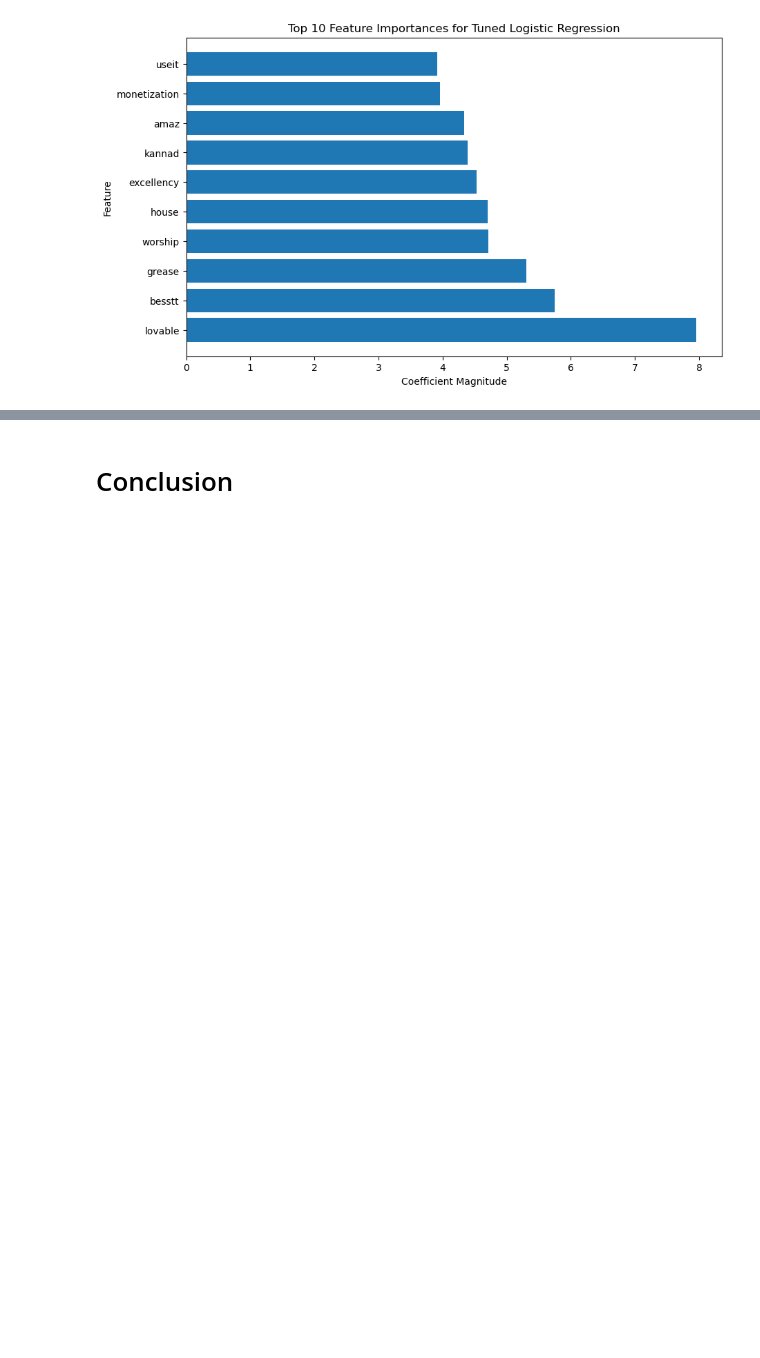
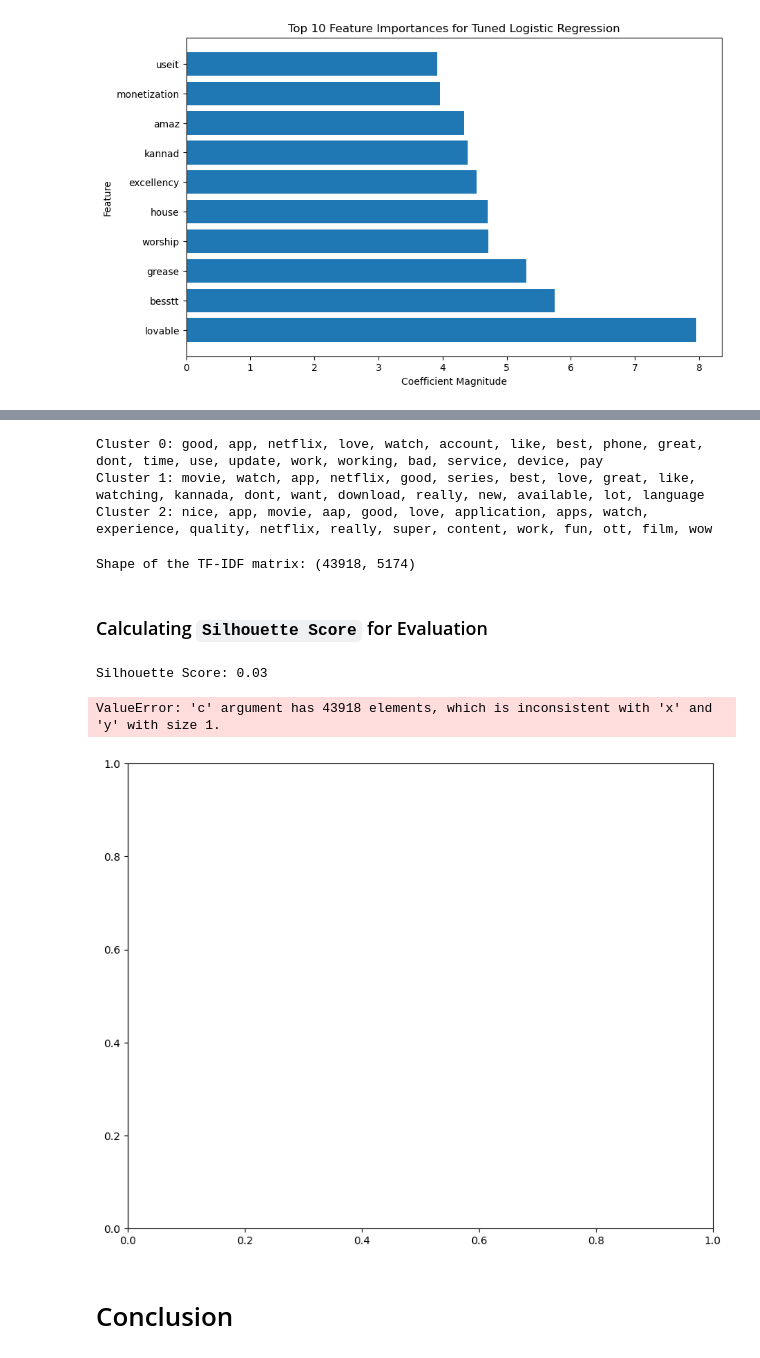
Before and after one commit to momopajamas/predicting_netflix_user_reviews, a Jupyter notebook: notebook.ipynb, the cells around one changed output, grey strips where cells are left out. Saved outputs shown, nothing was run; the diff lists cells and outputs as text; code cells hidden in the pictures; blank space fills up the shorter version.

Commit message:
Notebook-Modeling-Clustering

```diff
--- a/notebook.ipynb
+++ b/notebook.ipynb
@@ -864,0 +894,14 @@ plt.show()
+# %%
+cluster_pipeline = Pipeline([
+    ('preprocessor', ImprovedTextPreprocessor()),
+    ('vectorizer', TfidfVectorizer(stop_words='english', max_features=10000, min_df=4, max_df=0.90))#,  ('dimension_reduction', PCA(n_components=2))  # reducing dimensions for readability
+])
+# %%
+X_clusters = cluster_pipeline.fit_transform(df_clean['content'])
+# %%
+kmeans = KMeans(
+    n_clusters=3,
+    random_state=42
+)
+
+kmeans.fit(X_clusters)
@@ -865,3 +924,45 @@ plt.show()
+# %%
+def top_cluster_words(centroids, terms, n_top_words=10):
+    """
+    Function that draws out the top words
+    present in each cluster
+    """
+    for i, center in enumerate(centroids):
+        # Get the indices of the top words by sorting the center
+        top_indices = center.argsort()[-n_top_words:][::-1]  # Sort and reverse to get highest values
+        top_terms = [terms[index] for index in top_indices]  # Map the indices back to the feature names
+
+        # Print the results for the current cluster
+        print(f"Cluster {i}: {', '.join(top_terms)}")
+
+terms = cluster_pipeline.named_steps['vectorizer'].get_feature_names_out()
+top_cluster_words(kmeans.cluster_centers_, terms, n_top_words=20)
+# %% [output]
+Cluster 0: good, app, netflix, love, watch, account, like, best, phone, great, dont, time, use, update, work, working, bad, service, device, pay
+Cluster 1: movie, watch, app, netflix, good, series, best, love, great, like, watching, kannada, dont, want, download, really, new, available, lot, language
+Cluster 2: nice, app, movie, aap, good, love, application, apps, watch, experience, quality, netflix, really, super, content, work, fun, ott, film, wow
+# %%
+print("Shape of the TF-IDF matrix:", X_clusters.shape)
+# %% [output]
+Shape of the TF-IDF matrix: (43918, 5174)
+# %% [markdown]
+### Calculating `Silhouette Score` for Evaluation
+# %%
+silhouette_avg = silhouette_score(X_clusters, kmeans.labels_)
+print(f"Silhouette Score: {silhouette_avg:.2f}")
+# %% [output]
+Silhouette Score: 0.03
+# %%
+plt.figure(figsize=(10, 8))
+plt.scatter(X_clusters[:, 0], X_clusters[:, 1], c=kmeans.labels_, cmap='viridis')
+plt.title('Cluster Visualization with PCA')
+plt.xlabel('PCA Component 1')
+plt.ylabel('PCA Component 2')
+plt.colorbar()
+plt.show()
+# %% [output]
+ValueError: 'c' argument has 43918 elements, which is inconsistent with 'x' and 'y' with size 1.
+[figure, added]
 # %% [markdown]
 # Conclusion
 # %% [markdown]
```
Also changed, not shown: parts of 10 cells of this notebook.
